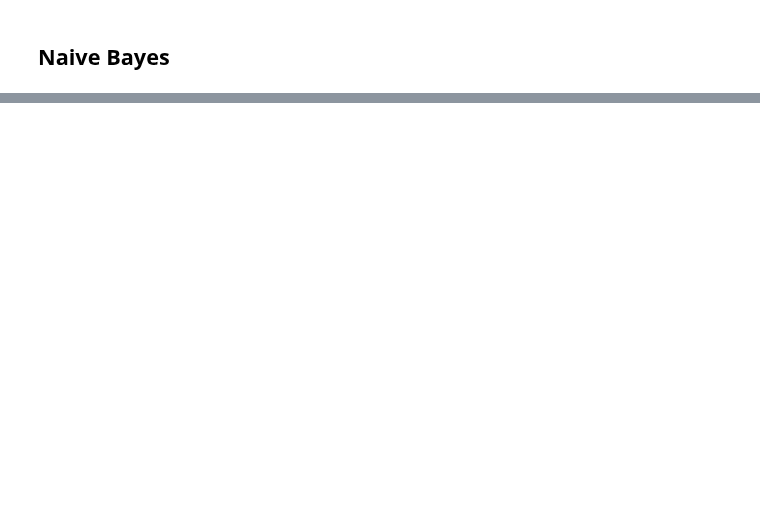
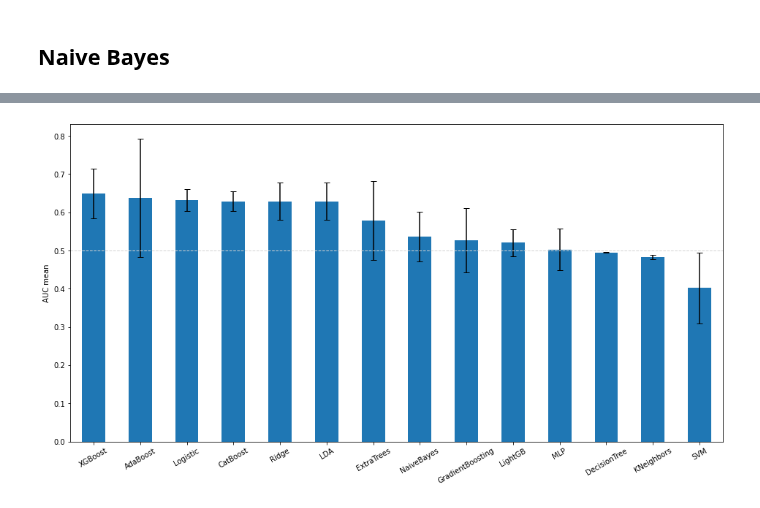
Before and after one commit to zEuler1027/ML_PICS, a Jupyter notebook: models.ipynb, the cells around one changed output, grey strips where cells are left out. Drawn from its saved outputs; the diff is of its cells as text; code cells hidden in the pictures; blank space fills up the shorter version.

```diff
--- a/models.ipynb
+++ b/models.ipynb
@@ -16,3 +21,8 @@ cv = StratifiedKFold(n_splits=CV_FOLDS)
+# %%
+df_result = pd.DataFrame(index=['AUC mean', 'AUC std'])
+
+def record_result(name, auc_mean, auc_std):
+    df_result[name] = [auc_mean, auc_std]
 # %%
 def plot_roc_file(title, input_path, auc_mean, auc_std):
 
@@ -346,0 +451,7 @@ Scores: [0.51928375 0.40909091 0.76460055]
+# %%
+df_summary = df_result.T.sort_values(
+    by='AUC mean',
+    ascending=False,
+)
+
+df_summary.style.format('{:.4f}')
@@ -346,0 +474,18 @@ Scores: [0.51928375 0.40909091 0.76460055]
+# %%
+fig_summary = plt.figure(figsize=(16, 8))
+ax_summary = fig_summary.add_subplot()
+
+df_summary['AUC mean'].plot.bar(
+    yerr=df_summary['AUC std'],
+    ax=ax_summary,
+    capsize=4,
+)
+
+ax_summary.set_ylabel('AUC mean')
+ax_summary.axhline(y=0.5, c='lightgray', ls='--', lw=1)
+
+# adjust x labels
+for label in ax_summary.get_xticklabels():
+    label.set_rotation(30)
+# %% [output]
+[figure, added]
```
Also changed, not shown: parts of 26 cells of this notebook.
